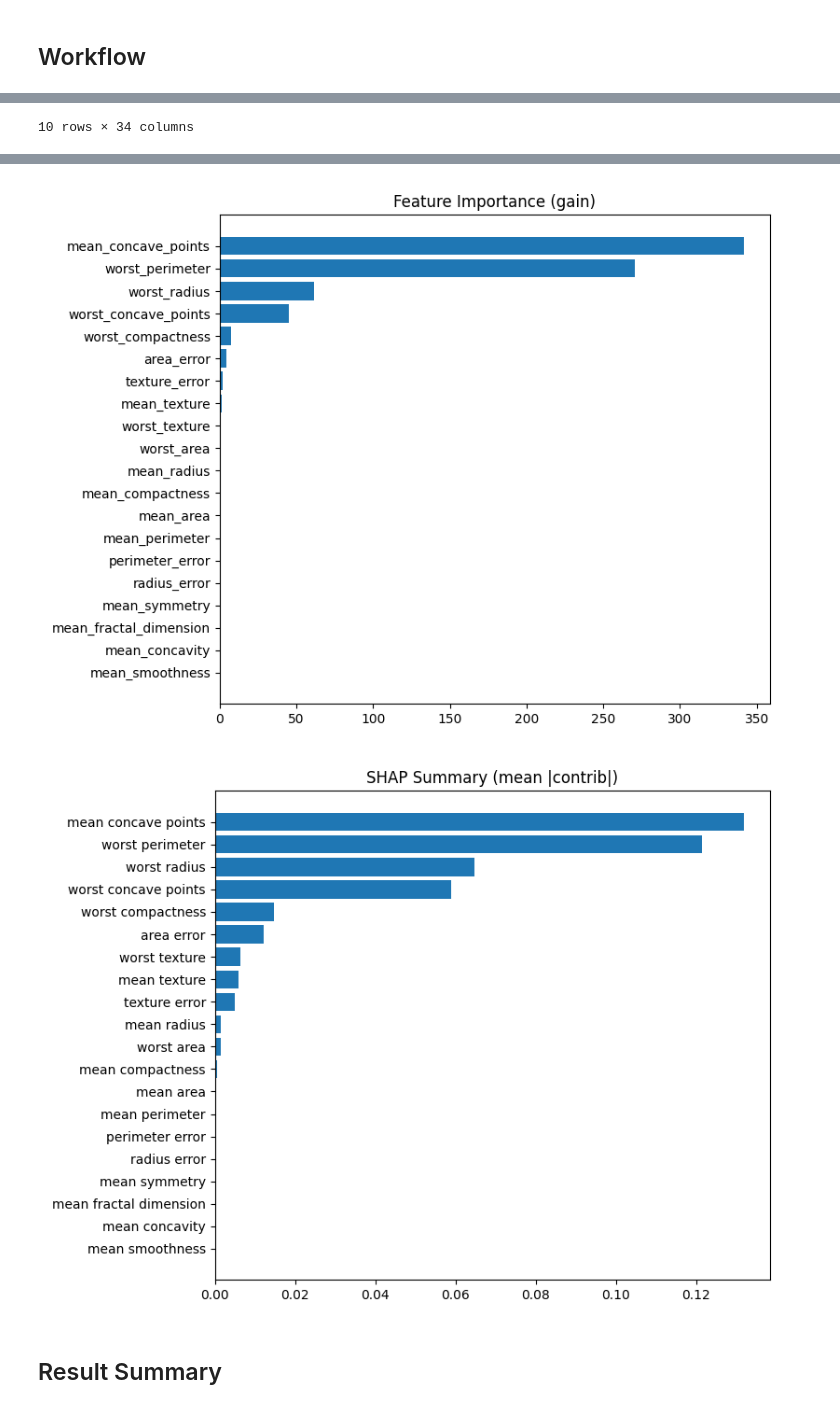
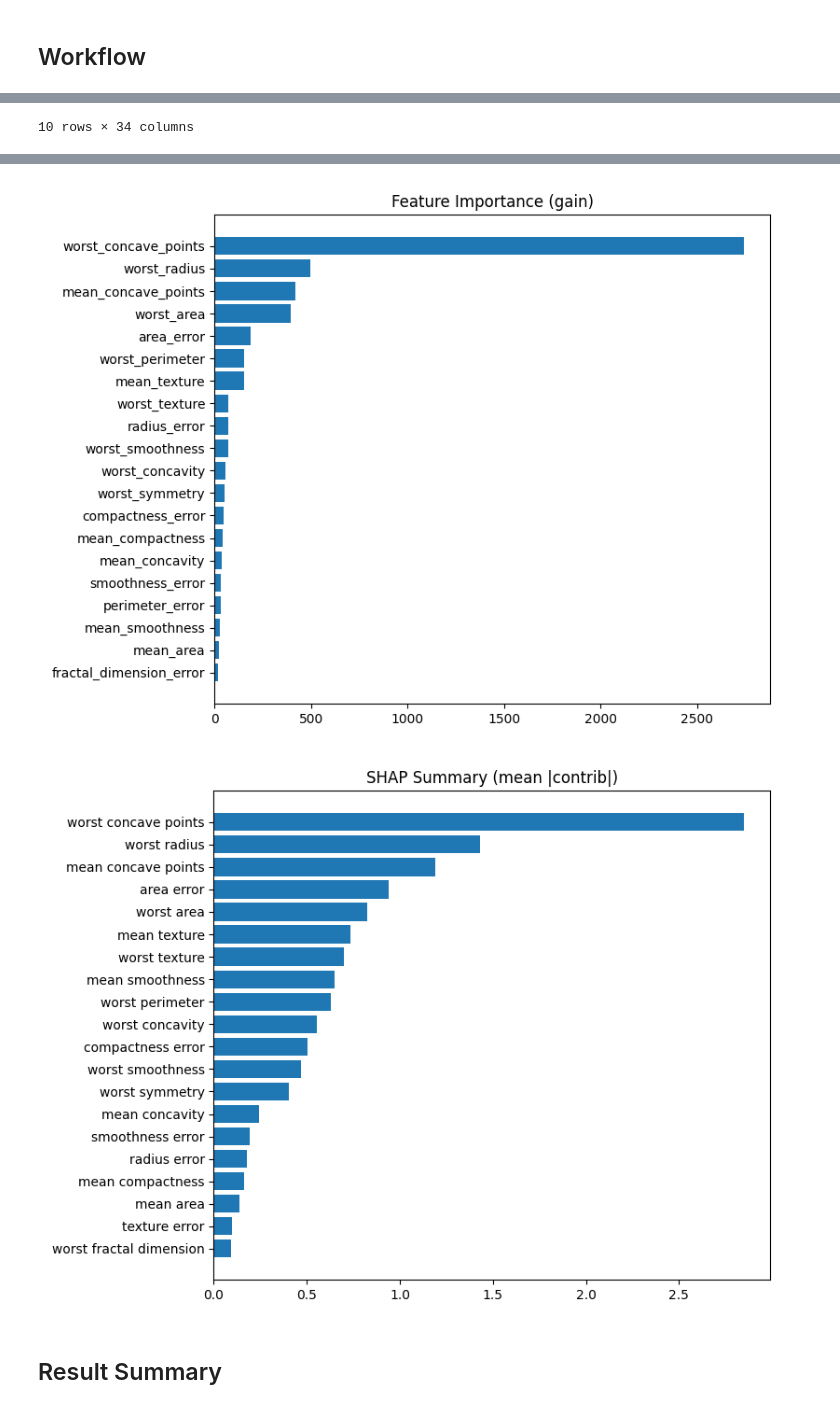
Before and after one commit to nbx-liz/VeldraML, a Jupyter notebook: notebooks/quick_reference/reference_02_binary_tune_evaluate.ipynb, the cells around one changed output, grey strips where cells are left out. Drawn from its saved outputs; the diff is of its cells as text; code cells hidden in the pictures.

```diff
--- a/notebooks/quick_reference/reference_02_binary_tune_evaluate.ipynb
+++ b/notebooks/quick_reference/reference_02_binary_tune_evaluate.ipynb
@@ -101,9 +101,26 @@ base_config = {
     'split': {'type': 'stratified', 'n_splits': 4, 'seed': 42},
     'train': {
         'seed': 42,
-        'num_boost_round': 200,
-        'early_stopping_rounds': 25,
+        'num_boost_round': 2000,
+        'early_stopping_rounds': 200,
+        'early_stopping_validation_fraction': 0.2,
+        'auto_num_leaves': True,
+        'num_leaves_ratio': 1.0,
+        'min_data_in_leaf_ratio': 0.01,
+        'min_data_in_bin_ratio': 0.01,
         'metrics': ['logloss', 'auc'],
+        'lgb_params': {
+            'learning_rate': 0.01,
+            'max_bin': 255,
+            'max_depth': 10,
+            'feature_fraction': 1.0,
+            'bagging_fraction': 1.0,
+            'bagging_freq': 0,
+            'lambda_l1': 0.0,
+            'lambda_l2': 0.000001,
+            'min_child_samples': 20,
+            'first_metric_only': True,
+        },
     },
     'postprocess': {'calibration': 'platt'},
     'export': {'artifact_dir': str(OUT_DIR / 'artifacts_fit')},
@@ -114,13 +131,21 @@ tune_config['tuning'] = {
     'enabled': True,
     'n_trials': 3,
     'resume': True,
-    'objective': 'auc',
+    'objective': 'brier',
     'metrics_candidates': ['logloss', 'auc'],
     'search_space': {
-        'learning_rate': {'type': 'float', 'low': 0.03, 'high': 0.15},
-        'num_leaves': {'type': 'int', 'low': 16, 'high': 63},
-        'feature_fraction': {'type': 'float', 'low': 0.7, 'high': 1.0},
-        'train.num_boost_round': {'type': 'int', 'low': 120, 'high': 260},
+        'learning_rate': {'type': 'float', 'low': 0.01, 'high': 0.1, 'log': True},
+        'train.num_leaves_ratio': {'type': 'float', 'low': 0.5, 'high': 1.0},
+        'train.early_stopping_validation_fraction': {'type': 'float', 'low': 0.1, 'high': 0.3},
+        'max_bin': {'type': 'int', 'low': 127, 'high': 255},
+        'train.min_data_in_leaf_ratio': {'type': 'float', 'low': 0.01, 'high': 0.1},
+        'train.min_data_in_bin_ratio': {'type': 'float', 'low': 0.01, 'high': 0.1},
+        'max_depth': {'type': 'int', 'low': 3, 'high': 15},
+        'feature_fraction': {'type': 'float', 'low': 0.5, 'high': 1.0},
+        'bagging_fraction': 1.0,
+        'bagging_freq': 0,
+        'lambda_l1': 0.0,
+        'lambda_l2': {'type': 'float', 'low': 0.000001, 'high': 0.1},
     },
 }
 
@@ -224,6 +249,6 @@ artifact_path_for_summary = run_result.artifact_path
 [figure]
-[figure, old version]
+[figure, new version]
-[figure, old version]
+[figure, new version]
 # %% [markdown]
 ## Result Summary
 # %%
```
Also changed, not shown: parts of 10 cells of this notebook, 29 other files.
